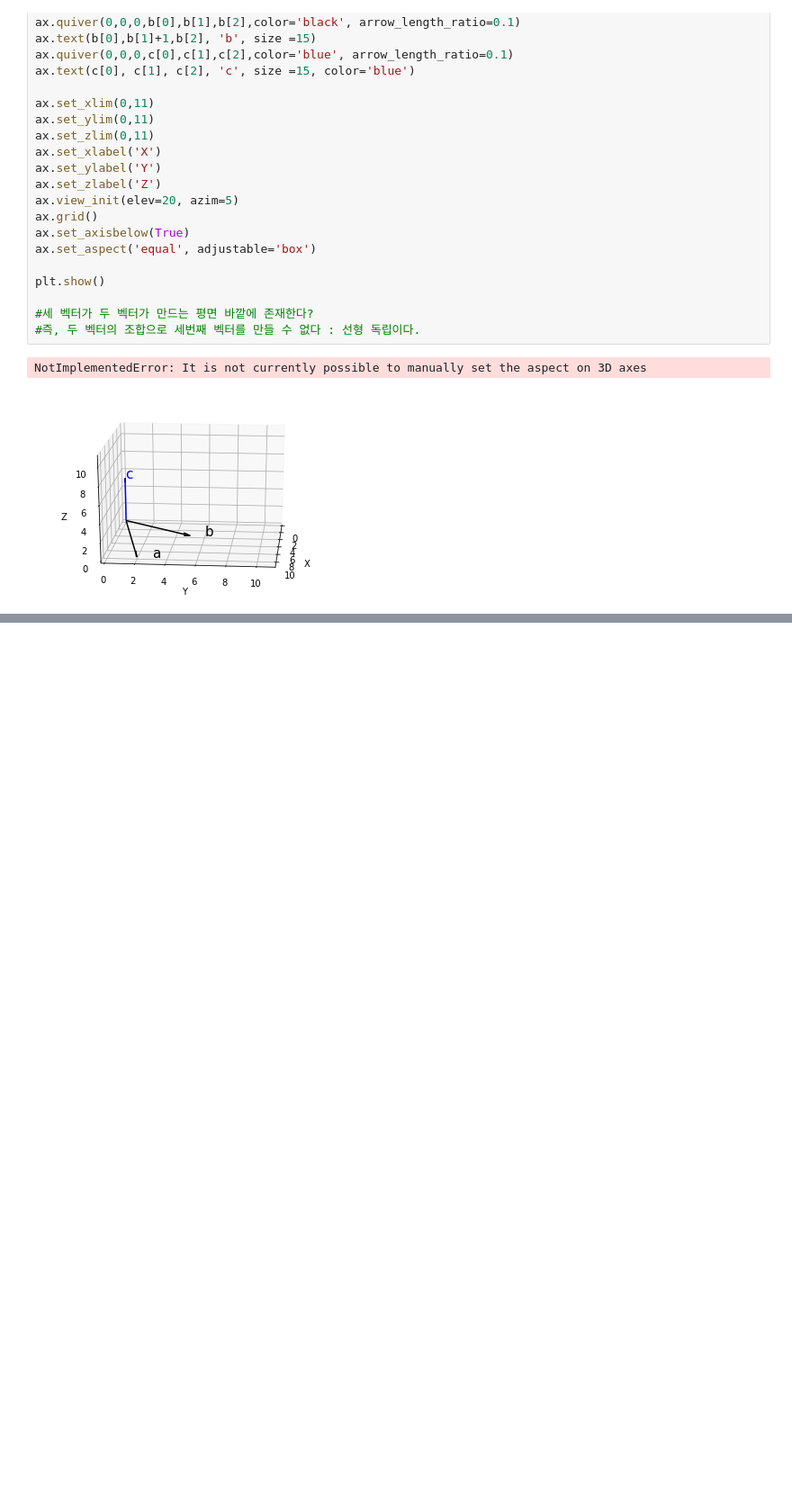
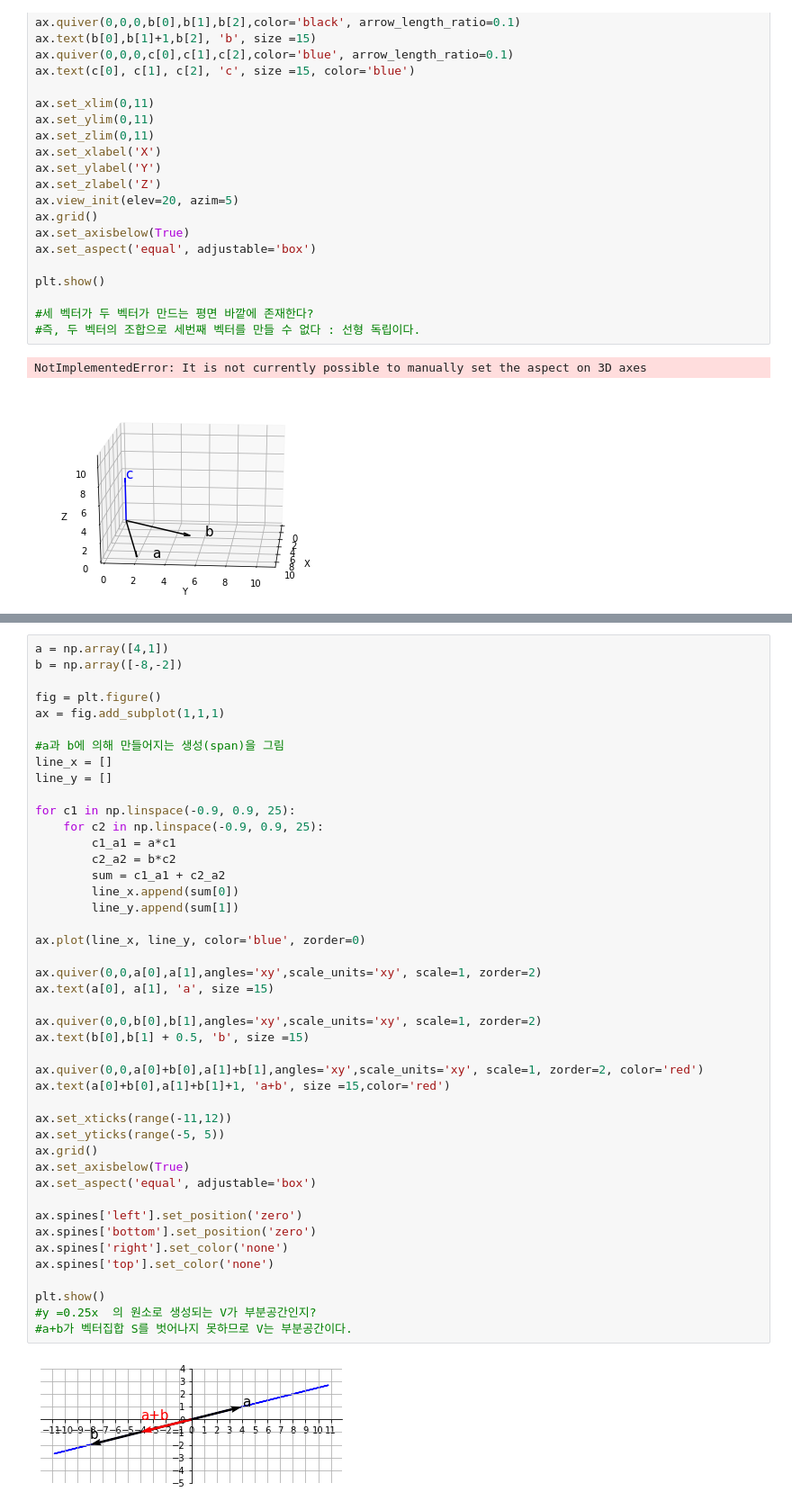
Before and after one commit to EdgeOfNetwork/ML_1.0.1, a Jupyter notebook: LinearAlgebra/linear_alge_ch3.ipynb, the cells around one changed output, grey strips where cells are left out. Shown at 90% size. Drawn from its saved outputs; the diff is of its cells as text; blank space fills up the shorter version.

```diff
--- a/LinearAlgebra/linear_alge_ch3.ipynb
+++ b/LinearAlgebra/linear_alge_ch3.ipynb
@@ -640,0 +752,46 @@ NotImplementedError: It is not currently possible to manually set the aspect on
+# %%
+a = np.array([4,1])
+b = np.array([-8,-2])
+
+fig = plt.figure()
+ax = fig.add_subplot(1,1,1)
+
+#a과 b에 의해 만들어지는 생성(span)을 그림
+line_x = []
+line_y = []
+
+for c1 in np.linspace(-0.9, 0.9, 25):
+    for c2 in np.linspace(-0.9, 0.9, 25):
+        c1_a1 = a*c1
+        c2_a2 = b*c2
+        sum = c1_a1 + c2_a2
+        line_x.append(sum[0])
+        line_y.append(sum[1])
+
+ax.plot(line_x, line_y, color='blue', zorder=0)
+
+ax.quiver(0,0,a[0],a[1],angles='xy',scale_units='xy', scale=1, zorder=2)
+ax.text(a[0], a[1], 'a', size =15)
+
+ax.quiver(0,0,b[0],b[1],angles='xy',scale_units='xy', scale=1, zorder=2)
+ax.text(b[0],b[1] + 0.5, 'b', size =15)
+
+ax.quiver(0,0,a[0]+b[0],a[1]+b[1],angles='xy',scale_units='xy', scale=1, zorder=2, color='red')
+ax.text(a[0]+b[0],a[1]+b[1]+1, 'a+b', size =15,color='red')
+
+ax.set_xticks(range(-11,12))
+ax.set_yticks(range(-5, 5))
+ax.grid()
+ax.set_axisbelow(True)
+ax.set_aspect('equal', adjustable='box')
+
+ax.spines['left'].set_position('zero')
+ax.spines['bottom'].set_position('zero')
+ax.spines['right'].set_color('none')
+ax.spines['top'].set_color('none')
+
+plt.show()
+#y =0.25x  의 원소로 생성되는 V가 부분공간인지?
+#a+b가 벡터집합 S를 벗어나지 못하므로 V는 부분공간이다.
+# %% [output]
+[figure, added]
```
Also changed, not shown: parts of 4 cells of this notebook.
